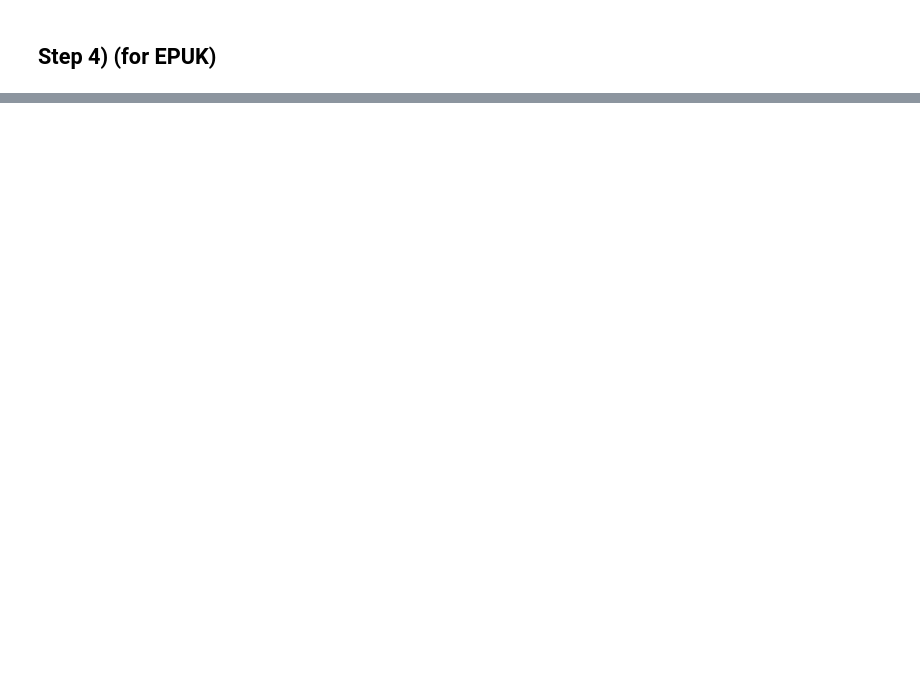
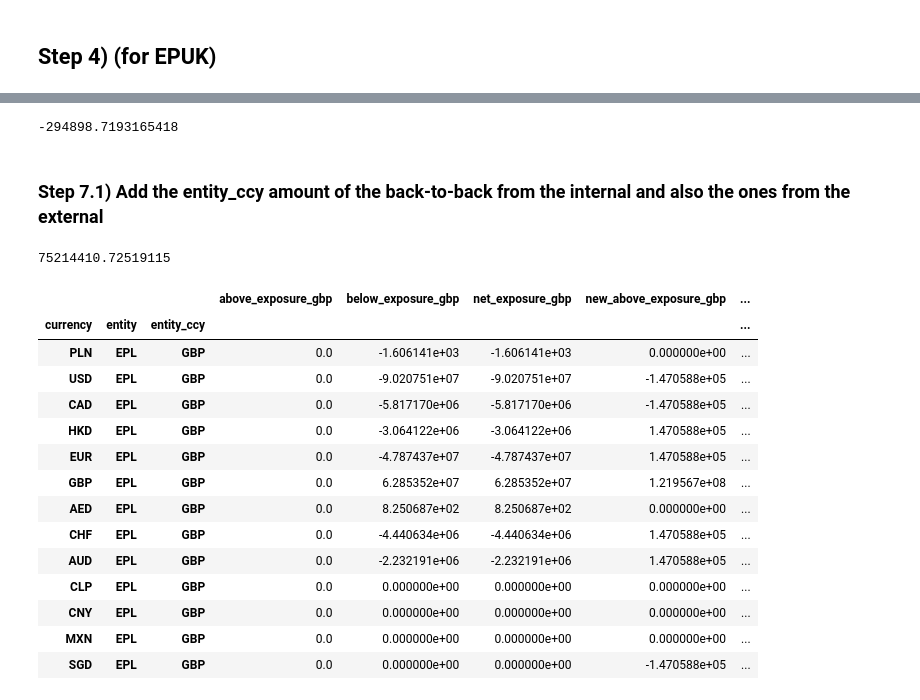
Before and after one commit to AndresMirelesEbury/fx_exposure, a Jupyter notebook: net_hedges.ipynb, the cells around one changed output, grey strips where cells are left out. Drawn from its saved outputs; the diff is of its cells as text; code cells hidden in the pictures; blank space fills up the shorter version.

Commit message:
Steps 5,6 & 7

```diff
--- a/net_hedges.ipynb
+++ b/net_hedges.ipynb
@@ -446,0 +654,2 @@ exposures_entities_net_4.new_net_exposure_gbp.sum()
+# %%
+exposures_epl[exposures_epl.columns[9:]] = exposures_epl[exposures_epl.columns[9:]] + exposures_entities_currency_to_epl[exposures_entities_currency_to_epl.columns[9:]]
@@ -446,0 +709,69 @@ exposures_entities_net_4.new_net_exposure_gbp.sum()
+# %%
+exposures_epl.new_net_exposure_gbp.sum()
+# %% [output]
+-294898.7193165418
+# %% [markdown]
+### Step 7.1) Add the entity_ccy amount of the back-to-back from the internal and also the ones from the external
+# %%
+# Above
+exposures_epl.loc[
+    exposures_epl.index.get_level_values(0)=="GBP",
+    ["new_above_exposure_gbp","new_above_exposure_local_ccy","new_above_exposure_entity_ccy"]
+] += (np.where(
+    exposures_epl[["above_lhs_rhs"]]=="LHS",
+    exposures_epl[["internal_change_gbp","internal_change_local_ccy","internal_change_entity_ccy"]],
+    -1 * exposures_epl[["internal_change_gbp","internal_change_local_ccy","internal_change_entity_ccy"]]
+).sum(axis=0) + np.where(
+    exposures_epl[["above_to_epuk_lhs_rhs"]]=="LHS",
+    exposures_epl[["above_to_epuk_gbp","above_to_epuk_local_ccy","above_to_epuk_entity_ccy"]],
+    -1 * exposures_epl[["above_to_epuk_gbp","above_to_epuk_local_ccy","above_to_epuk_entity_ccy"]]
+).sum(axis=0))
+
+# Below
+exposures_epl.loc[
+    exposures_epl.index.get_level_values(0)=="GBP",
+    ["new_below_exposure_gbp","new_below_exposure_local_ccy","new_below_exposure_entity_ccy"]
+] += (np.where(
+    exposures_epl[["below_lhs_rhs"]]=="LHS",
+    exposures_epl[["internal_change_gbp","internal_change_local_ccy","internal_change_entity_ccy"]],
+    -1 * exposures_epl[["internal_change_gbp","internal_change_local_ccy","internal_change_entity_ccy"]]
+).sum(axis=0))
+
+# Net (only changes due to the external movement of exposure)
+exposures_epl.loc[
+    exposures_epl.index.get_level_values(0)=="GBP",
+    ["new_net_exposure_gbp","new_net_exposure_local_ccy","new_net_exposure_entity_ccy"]
+] += np.where(
+    exposures_epl[["above_to_epuk_lhs_rhs"]]=="LHS",
+    exposures_epl[["above_to_epuk_gbp","above_to_epuk_local_ccy","above_to_epuk_entity_ccy"]],
+    -1 * exposures_epl[["above_to_epuk_gbp","above_to_epuk_local_ccy","above_to_epuk_entity_ccy"]]
+).sum(axis=0)
+
+
+# Reshape it to the standard shape
+exposures_epl = exposures_epl.reset_index()
+exposures_epl["entity"] = "EPL"
+
+exposures_epl = exposures_epl.set_index(["currency","entity","entity_ccy"])
+# %%
+exposures_epl.new_net_exposure_gbp.sum()
+# %% [output]
+75214410.72519115
+# %%
+exposures_epl[[c for c in exposures_epl.columns if "ccy" not in c]]
+# %% [output]
+|  |  |  | above_exposure_gbp | below_exposure_gbp | net_exposure_gbp | new_above_exposure_gbp | ... |
+| currency | entity | entity_ccy |  |  |  |  | ... |
+| PLN | EPL | GBP | 0.0 | -1.606141e+03 | -1.606141e+03 | 0.000000e+00 | ... |
+| USD | EPL | GBP | 0.0 | -9.020751e+07 | -9.020751e+07 | -1.470588e+05 | ... |
+| CAD | EPL | GBP | 0.0 | -5.817170e+06 | -5.817170e+06 | -1.470588e+05 | ... |
+| HKD | EPL | GBP | 0.0 | -3.064122e+06 | -3.064122e+06 | 1.470588e+05 | ... |
+| EUR | EPL | GBP | 0.0 | -4.787437e+07 | -4.787437e+07 | 1.470588e+05 | ... |
+| GBP | EPL | GBP | 0.0 | 6.285352e+07 | 6.285352e+07 | 1.219567e+08 | ... |
+| AED | EPL | GBP | 0.0 | 8.250687e+02 | 8.250687e+02 | 0.000000e+00 | ... |
+| CHF | EPL | GBP | 0.0 | -4.440634e+06 | -4.440634e+06 | 1.470588e+05 | ... |
+| AUD | EPL | GBP | 0.0 | -2.232191e+06 | -2.232191e+06 | 1.470588e+05 | ... |
+| CLP | EPL | GBP | 0.0 | 0.000000e+00 | 0.000000e+00 | 0.000000e+00 | ... |
+| CNY | EPL | GBP | 0.0 | 0.000000e+00 | 0.000000e+00 | 0.000000e+00 | ... |
+| MXN | EPL | GBP | 0.0 | 0.000000e+00 | 0.000000e+00 | 0.000000e+00 | ... |
+| SGD | EPL | GBP | 0.0 | 0.000000e+00 | 0.000000e+00 | -1.470588e+05 | ... |
```
Also changed, not shown: parts of 35 cells of this notebook, 3 other files.
